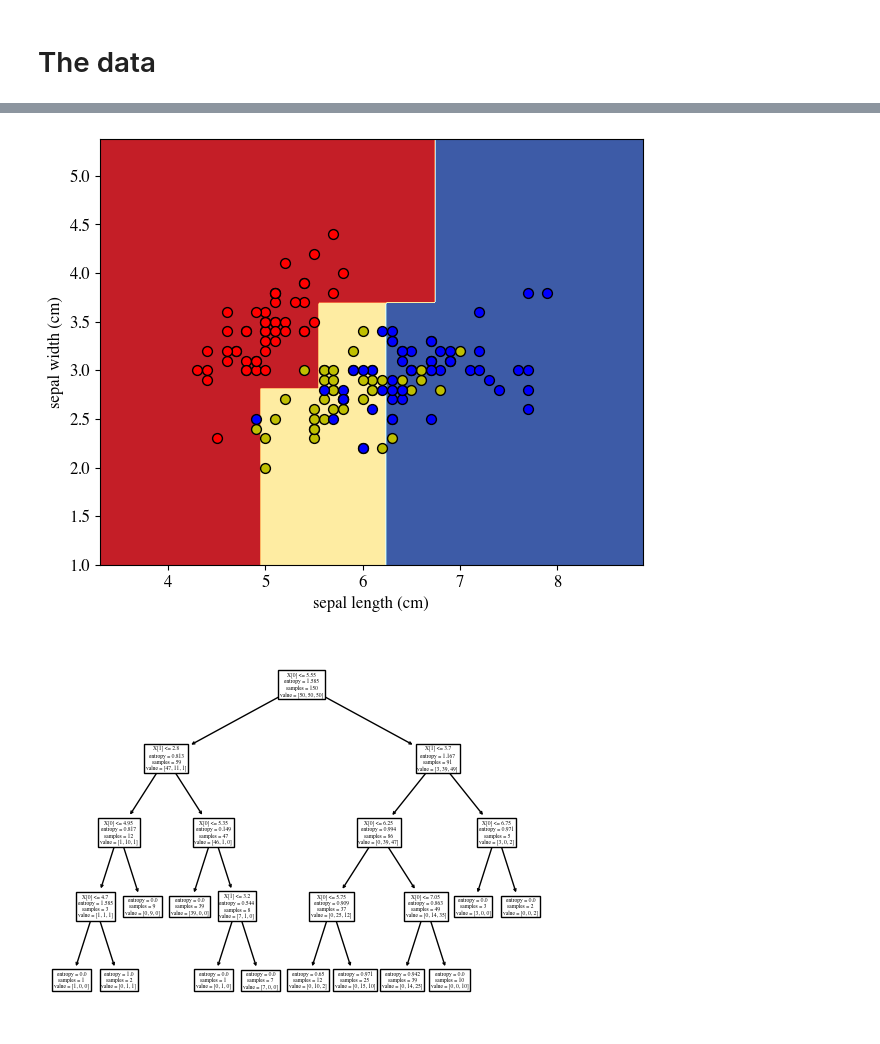
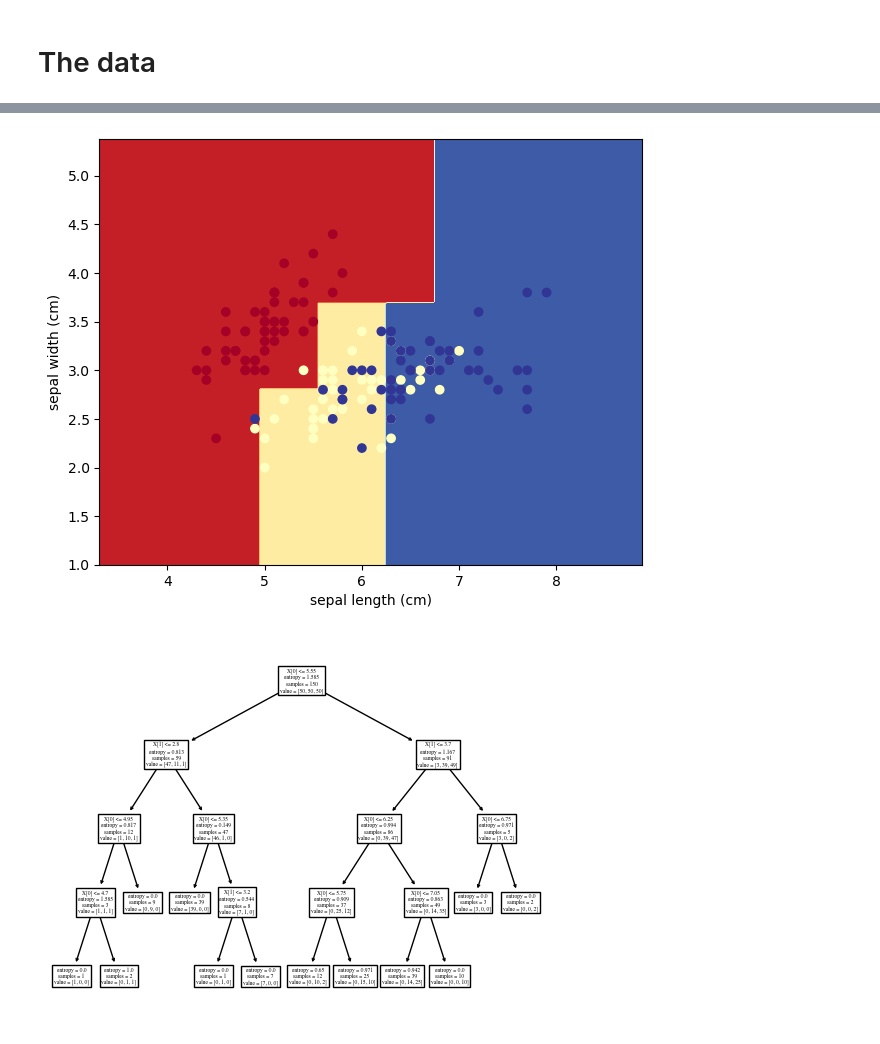
Before and after one commit to iacopomasi/AI-ML-Unit-2, a Jupyter notebook: AA2223/course/09_decision_trees/09_decision_trees.ipynb, the cells around one changed output, grey strips where cells are left out. Cells and saved outputs as stored; diff of their text form; code cells hidden in the pictures.

```diff
--- a/AA2223/course/09_decision_trees/09_decision_trees.ipynb
+++ b/AA2223/course/09_decision_trees/09_decision_trees.ipynb
@@ -1210,41 +1229,42 @@ tree.plot_tree(clf);
 # %%
 # Parameters #########
 n_classes = 3
 plot_colors = "ryb"
 plot_step = 0.02
 ######################
 
 plt.figure(figsize=(7,7))
 x_min, x_max = X[:, 0].min() - 1, X[:, 0].max() + 1
 y_min, y_max = X[:, 1].min() - 1, X[:, 1].max() + 1
 xx, yy = np.meshgrid(
     np.arange(x_min, x_max, plot_step), np.arange(y_min, y_max, plot_step)
 )
 plt.tight_layout(h_pad=0.5, w_pad=0.5, pad=2.5)
 
 Z = clf.predict(np.c_[xx.ravel(), yy.ravel()])
 Z = Z.reshape(xx.shape)
 cs = plt.contourf(xx, yy, Z, cmap=plt.cm.RdYlBu)
 
 # Plot the training points
-for i, color in zip(range(n_classes), plot_colors):
-    idx = np.where(y == i)
-    plt.scatter(
-        X[idx, 0],
-        X[idx, 1],
-        c=color,
-        label=iris.target_names[i],
-        cmap=plt.cm.RdYlBu,
-        edgecolor="black",
-        s=50,
-    )
+plt.scatter(*X.T, c=y, cmap=plt.cm.RdYlBu);
+# for i, color in zip(range(n_classes), plot_colors):
+#     idx = np.where(y == i)
+#     plt.scatter(
+#         X[idx, 0],
+#         X[idx, 1],
+#         c=color,
+#         label=iris.target_names[i],
+#         cmap=plt.cm.RdYlBu,
+#         edgecolor="black",
+#         s=50,
+#     )
 
 plt.xlabel(iris.feature_names[0])
 plt.ylabel(iris.feature_names[1]);
 plt.axis('scaled');
 plt.axis('on');
 # %% [output]
-[figure, old version]
+[figure, new version]
 # %%
 from sklearn import tree
 clf = tree.DecisionTreeClassifier(criterion='entropy', splitter='best', max_depth=4)
```
Also changed, not shown: parts of 21 cells of this notebook, 2 other files.
